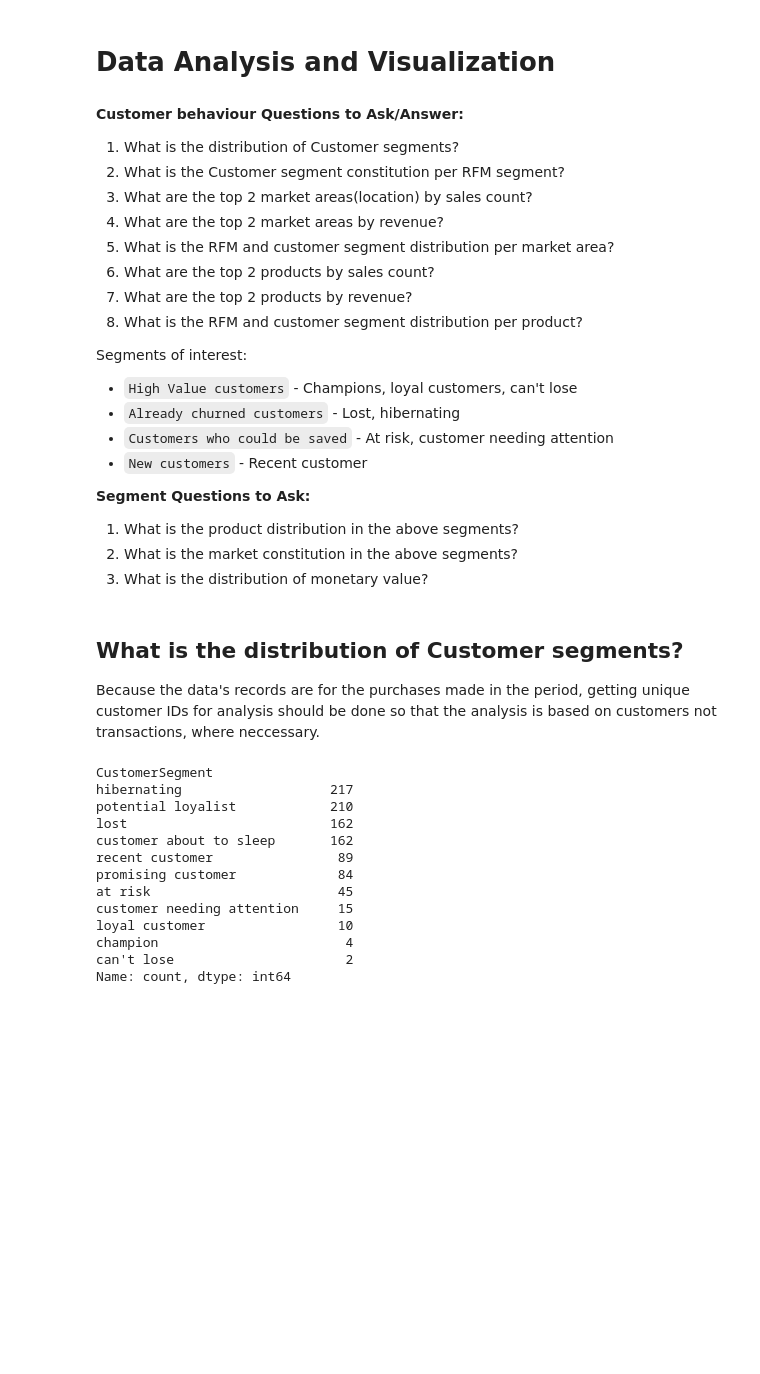
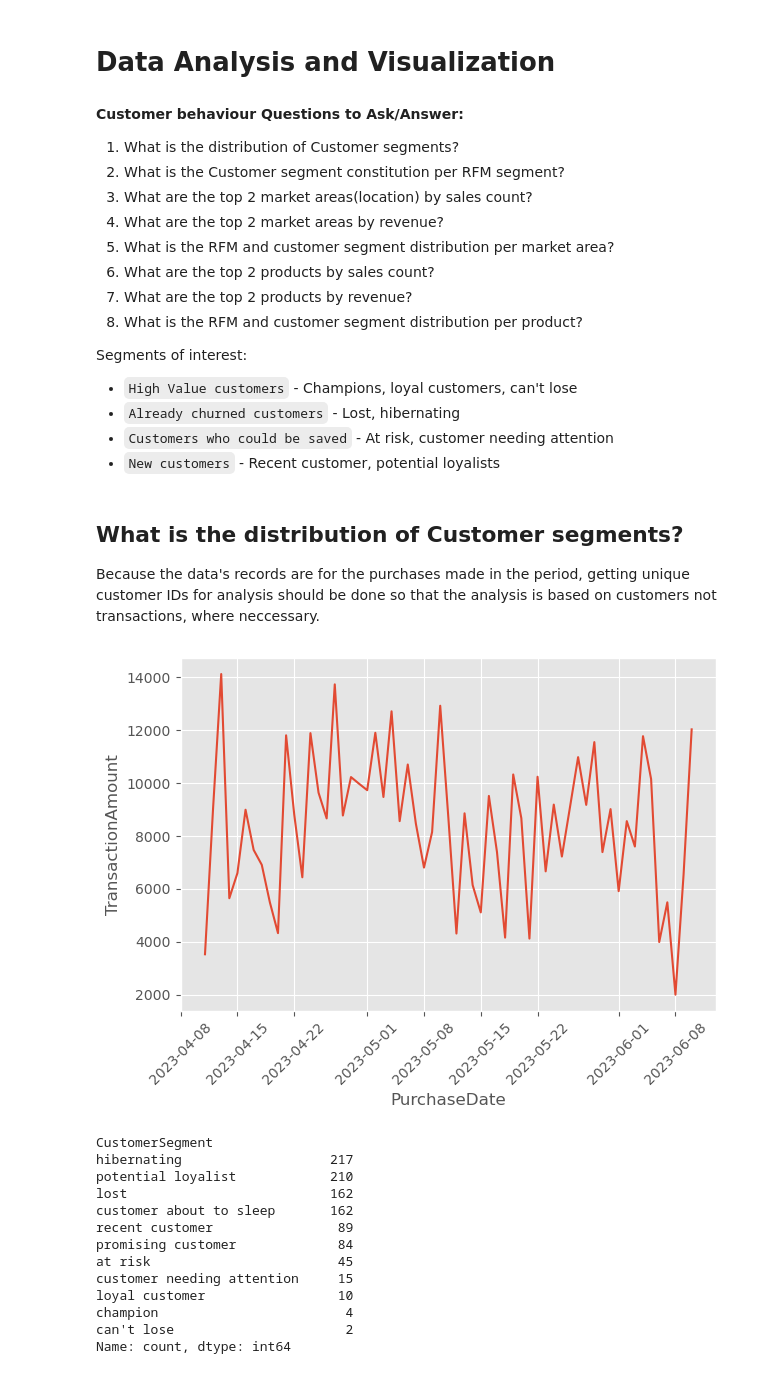
Before and after one commit to Nickimani/rfm_analysis, a Jupyter notebook: Code.ipynb, the cells around one changed output. Drawn from its saved outputs; the diff is of its cells as text; code cells hidden in the pictures; blank space fills up the shorter version.

```diff
--- a/Code.ipynb
+++ b/Code.ipynb
@@ -230,17 +230,20 @@ Segments of interest:
 -  `High Value customers` - Champions, loyal customers, can't lose
 - `Already churned customers` - Lost, hibernating
 - `Customers who could be saved` - At risk, customer needing attention
-- `New customers` - Recent customer
-
-**Segment Questions to Ask:**
-
-1. What is the product distribution in the above segments?
-2. What is the market constitution in the above segments?
-3. What is the distribution of monetary value?
+- `New customers` - Recent customer, potential loyalists
 # %% [markdown]
 ## What is the distribution of Customer segments?
 
 Because the data's records are for the purchases made in the period, getting unique customer IDs for analysis should be done so that the analysis is based on customers not transactions, where neccessary.
+# %%
+revenue_per_day = data.groupby(by='PurchaseDate')['TransactionAmount'].sum().reset_index()
+# %%
+sns.lineplot(data=revenue_per_day, x='PurchaseDate', y="TransactionAmount")
+plt.xticks(rotation=45)
+plt.tight_layout()
+plt.show()
+# %% [output]
+[figure, added]
 # %%
 # Removing duplicate CustomerID records
 unique_customers = data.drop_duplicates(subset=['CustomerID'])
```
Also changed, not shown: 1 other file.
